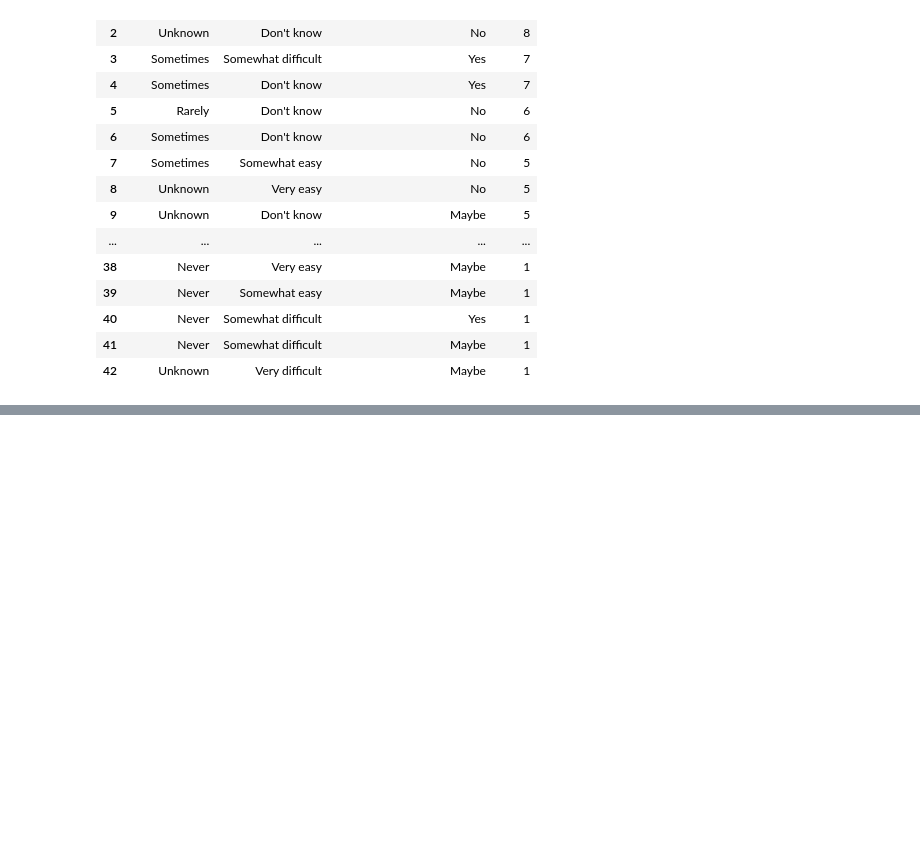
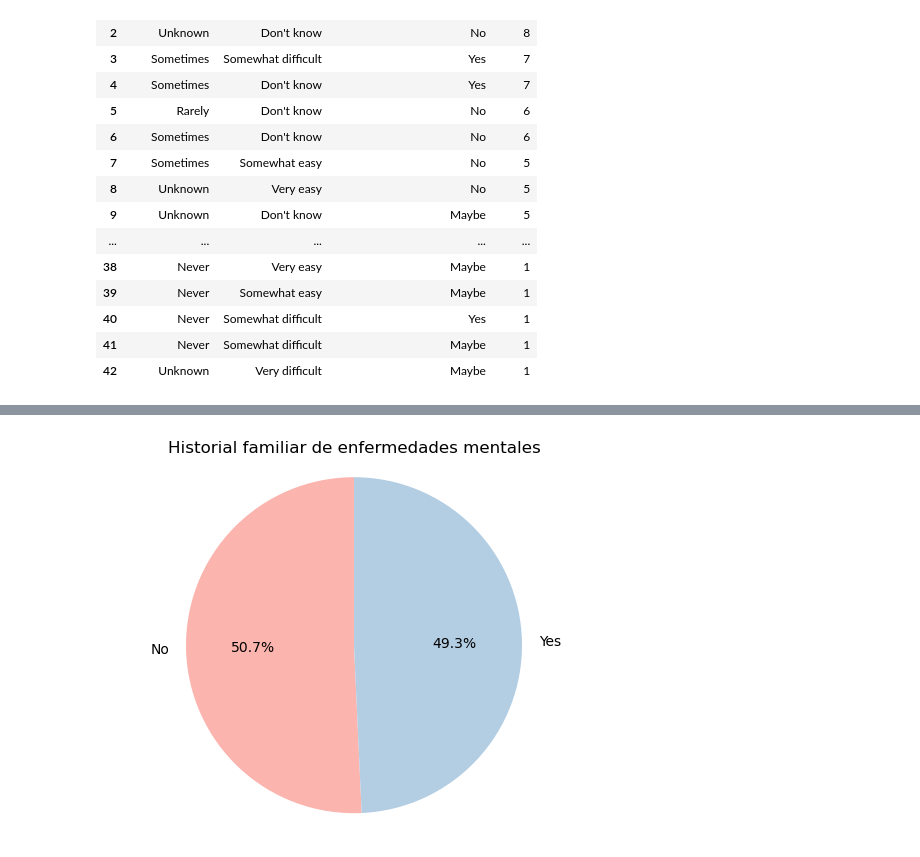
Before and after one commit to dianapgomez/mentalhealth_tableau, a Jupyter notebook: notebooks/data_set.ipynb, the cells around one changed output, grey strips where cells are left out. Cells and saved outputs as stored; diff of their text form; code cells hidden in the pictures; blank space fills up the shorter version.

```diff
--- a/notebooks/data_set.ipynb
+++ b/notebooks/data_set.ipynb
@@ -276,0 +354,17 @@ from itertools import combinations
+# %%
+df_pie_fam = df_mh_ca_profile['family_history'].value_counts()
+
+
+plt.pie(
+    df_pie_fam.values,
+    labels=df_pie_fam.index,
+    autopct='%1.1f%%',
+    startangle=90,
+    colors=plt.cm.Pastel1.colors
+)
+
+plt.title('Historial familiar de enfermedades mentales')
+plt.axis('equal')
+plt.show()
+# %% [output]
+[figure, added]
```
Also changed, not shown: parts of 12 cells of this notebook.
